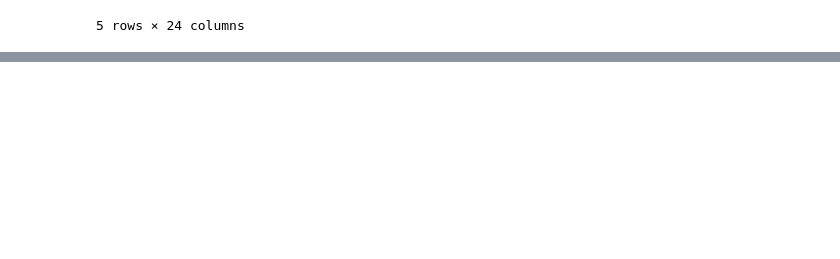
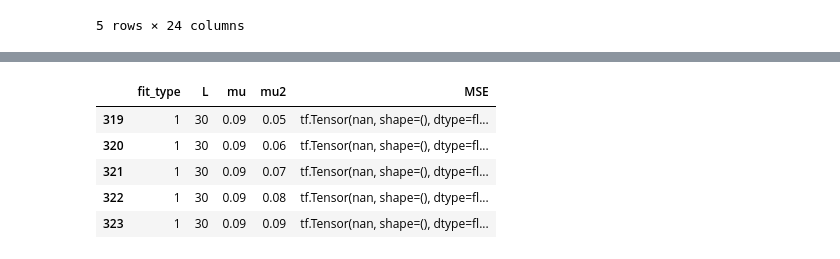
Before and after one commit to ann-2018-03/evaluacion-DavidChaMun, a Jupyter notebook: 01-precios.ipynb, the cells around one changed output, grey strips where cells are left out. Saved outputs shown, nothing was run; the diff lists cells and outputs as text; code cells hidden in the pictures; blank space fills up the shorter version.

```diff
--- a/01-precios.ipynb
+++ b/01-precios.ipynb
@@ -180,0 +206,42 @@ class Model(object):
+# %%
+from tqdm import tqdm_notebook as tqdm
+
+tests = {"fit_type": [], "L": [], "mu": [], "mu2": [], "MSE": []}
+
+n_of_fits = 2
+max_l = 31
+max_mu = 1
+mu_step = 0.05
+max_mu2 = 1
+mu2_step = 0.05
+
+tsum = 0
+for fit_type in range(2):
+    for L in (1, max_l):
+        for mu in np.arange(0.01, max_mu, step=mu_step):
+            for mu2 in np.arange(0.01, max_mu2, step=mu2_step):
+                tsum += 1
+
+
+
+
+total = n_of_fits * max_l * (max_mu/mu_step) * (max_mu2/mu2_step)
+pbar = tqdm(total = tsum)
+for fit_type in range(2):
+    for L in (1, max_l):
+        for mu in np.arange(0.01, max_mu, step=mu_step):
+            for mu2 in np.arange(0.01, max_mu2, step=mu2_step):
+                if fit_type == 0:
+                    model, y_pred = fit_model(d, L, mu, mu2, 0)
+                else:
+                    model, y_pred = fit_model(d, L, mu, mu2, 1)
+
+                MSE = sum(model.errs)**2 / len(model.errs)
+                tests["fit_type"].append(fit_type)
+                tests["L"].append(L)
+                tests["mu"].append(mu)
+                tests["mu2"].append(mu2)
+                tests["MSE"].append(MSE)
+                pbar.update(1)
+pbar.close()
+runs = pd.DataFrame(tests)
@@ -181 +265,10 @@ class Model(object):
+# %%
+runs.tail()
+# %% [output]
+|  | fit_type | L | mu | mu2 | MSE |
+| 319 | 1 | 30 | 0.09 | 0.05 | tf.Tensor(nan, shape=(), dtype=fl... |
+| 320 | 1 | 30 | 0.09 | 0.06 | tf.Tensor(nan, shape=(), dtype=fl... |
+| 321 | 1 | 30 | 0.09 | 0.07 | tf.Tensor(nan, shape=(), dtype=fl... |
+| 322 | 1 | 30 | 0.09 | 0.08 | tf.Tensor(nan, shape=(), dtype=fl... |
+| 323 | 1 | 30 | 0.09 | 0.09 | tf.Tensor(nan, shape=(), dtype=fl... |
 # %%
```
Also changed, not shown: parts of 9 cells of this notebook, 1 other file.
